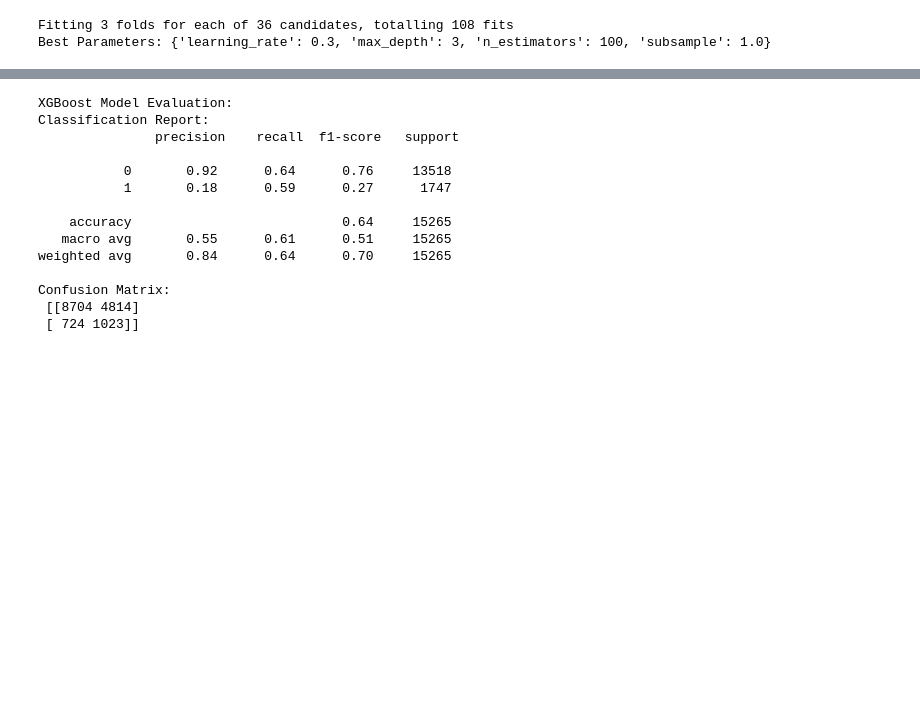
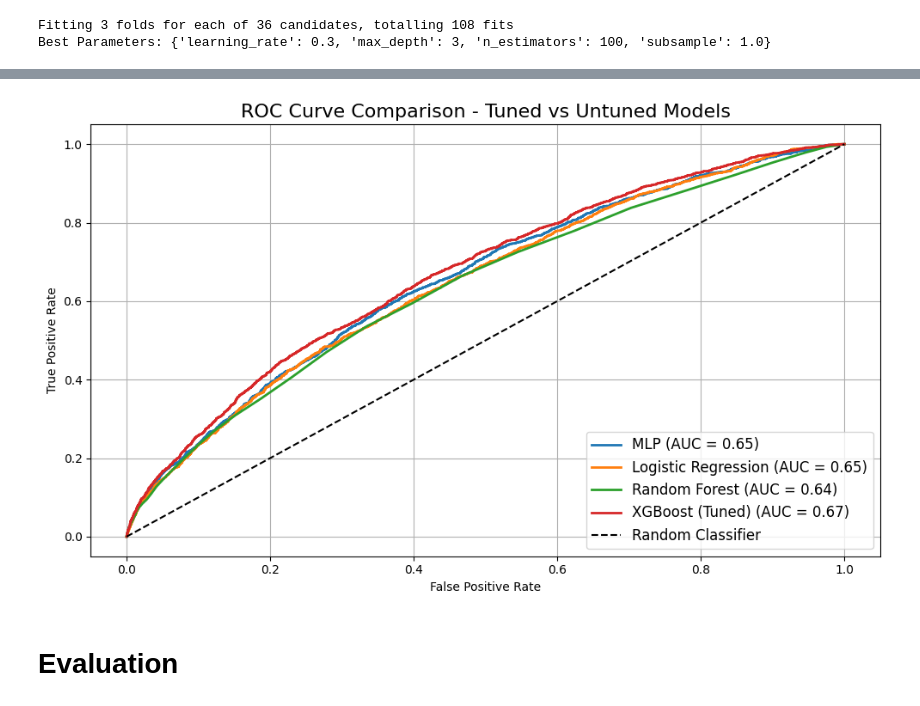
Before and after one commit to ICAI-IMAT-XAI/final-project-adrianlopezlanchares, a Jupyter notebook: notebooks/main.ipynb, the cells around one changed output, grey strips where cells are left out. Cells and saved outputs as stored; diff of their text form; code cells hidden in the pictures; blank space fills up the shorter version.

```diff
--- a/notebooks/main.ipynb
+++ b/notebooks/main.ipynb
@@ -162,13 +168,16 @@ plt.show()
 # Obtain predictions on test set for evaluation
 
 mlp_predictions = []
+mlp_probs = []
 mlp_model.eval()
 with torch.no_grad():
     for inputs, _ in test_loader:
         inputs = inputs.to(device)
         outputs = mlp_model(inputs)
-        predicted = torch.round(torch.sigmoid(outputs))
+        probs = torch.sigmoid(outputs)
+        predicted = torch.round(probs)
         mlp_predictions.extend(predicted.cpu().numpy())
+        mlp_probs.extend(probs.cpu().numpy())
 # %% [markdown]
 ## Linear Regression model
 # %%
@@ -243,13 +252,16 @@ plt.show()
 # Obtain predictions on test set for evaluation
 
 lr_predictions = []
+lr_probs = []
 lr_model.eval()
 with torch.no_grad():
     for inputs, _ in test_loader:
         inputs = inputs.to(device)
         outputs = lr_model(inputs)
-        predicted = torch.round(torch.sigmoid(outputs))
+        probs = torch.sigmoid(outputs)
+        predicted = torch.round(probs)
         lr_predictions.extend(predicted.cpu().numpy())
+        lr_probs.extend(probs.cpu().numpy())
 # %% [markdown]
 ## Random Forest model
 # %%
@@ -269,6 +281,7 @@ RandomForestClassifier(class_weight='balanced')
 # %%
 rf_model.fit(X_train, y_train.flatten())
 rf_predictions = rf_model.predict(X_test)
+rf_probs = rf_model.model.predict_proba(X_test)[:, 1]
 # %% [markdown]
 ## XGBoost model
 # %%
@@ -319,6 +332,7 @@ xgb_model = grid_search.best_estimator_
 print("Best Parameters:", grid_search.best_params_)
 
 xgb_predictions = xgb_model.predict(X_test)
+xgb_probs = xgb_model.predict_proba(X_test)[:, 1]
 # %% [output]
 Fitting 3 folds for each of 36 candidates, totalling 108 fits
 Best Parameters: {'learning_rate': 0.3, 'max_depth': 3, 'n_estimators': 100, 'subsample': 1.0}
@@ -384,19 +339,36 @@ Confusion Matrix:
-# %%
-print("XGBoost Model Evaluation:")
-print("Classification Report:\n", classification_report(y_test, xgb_predictions))
-print("Confusion Matrix:\n", confusion_matrix(y_test, xgb_predictions))
-# %% [output]
-XGBoost Model Evaluation:
-Classification Report:
-               precision    recall  f1-score   support
-
-           0       0.92      0.64      0.76     13518
-           1       0.18      0.59      0.27      1747
-
-    accuracy                           0.64     15265
-   macro avg       0.55      0.61      0.51     15265
-weighted avg       0.84      0.64      0.70     15265
-
-Confusion Matrix:
- [[8704 4814]
- [ 724 1023]]
+# %%
+mlp_fpr, mlp_tpr, _ = roc_curve(y_test, mlp_probs)
+lr_fpr, lr_tpr, _ = roc_curve(y_test, lr_probs)
+rf_fpr, rf_tpr, _ = roc_curve(y_test, rf_probs)
+xgb_tuned_fpr, xgb_tuned_tpr, _ = roc_curve(y_test, xgb_probs)
+
+mlp_auc = auc(mlp_fpr, mlp_tpr)
+lr_auc = auc(lr_fpr, lr_tpr)
+rf_auc = auc(rf_fpr, rf_tpr)
+xgb_tuned_auc = auc(xgb_tuned_fpr, xgb_tuned_tpr)
+
+plt.figure(figsize=(10, 6))
+
+plt.plot(mlp_fpr, mlp_tpr, label=f"MLP (AUC = {mlp_auc:.2f})", linewidth=2)
+plt.plot(lr_fpr, lr_tpr, label=f"Logistic Regression (AUC = {lr_auc:.2f})", linewidth=2)
+plt.plot(rf_fpr, rf_tpr, label=f"Random Forest (AUC = {rf_auc:.2f})", linewidth=2)
+plt.plot(
+    xgb_tuned_fpr,
+    xgb_tuned_tpr,
+    label=f"XGBoost (Tuned) (AUC = {xgb_tuned_auc:.2f})",
+    linewidth=2,
+)
+
+plt.plot([0, 1], [0, 1], "k--", label="Random Classifier")
+
+plt.title("ROC Curve Comparison - Tuned vs Untuned Models", fontsize=16)
+plt.xlabel("False Positive Rate")
+plt.ylabel("True Positive Rate")
+plt.legend(loc="lower right", fontsize=12)
+plt.grid(True)
+plt.tight_layout()
+plt.show()
+# %% [output]
+[figure, added]
+# %% [markdown]
+# Evaluation
```
Also changed, not shown: parts of 25 cells of this notebook.
